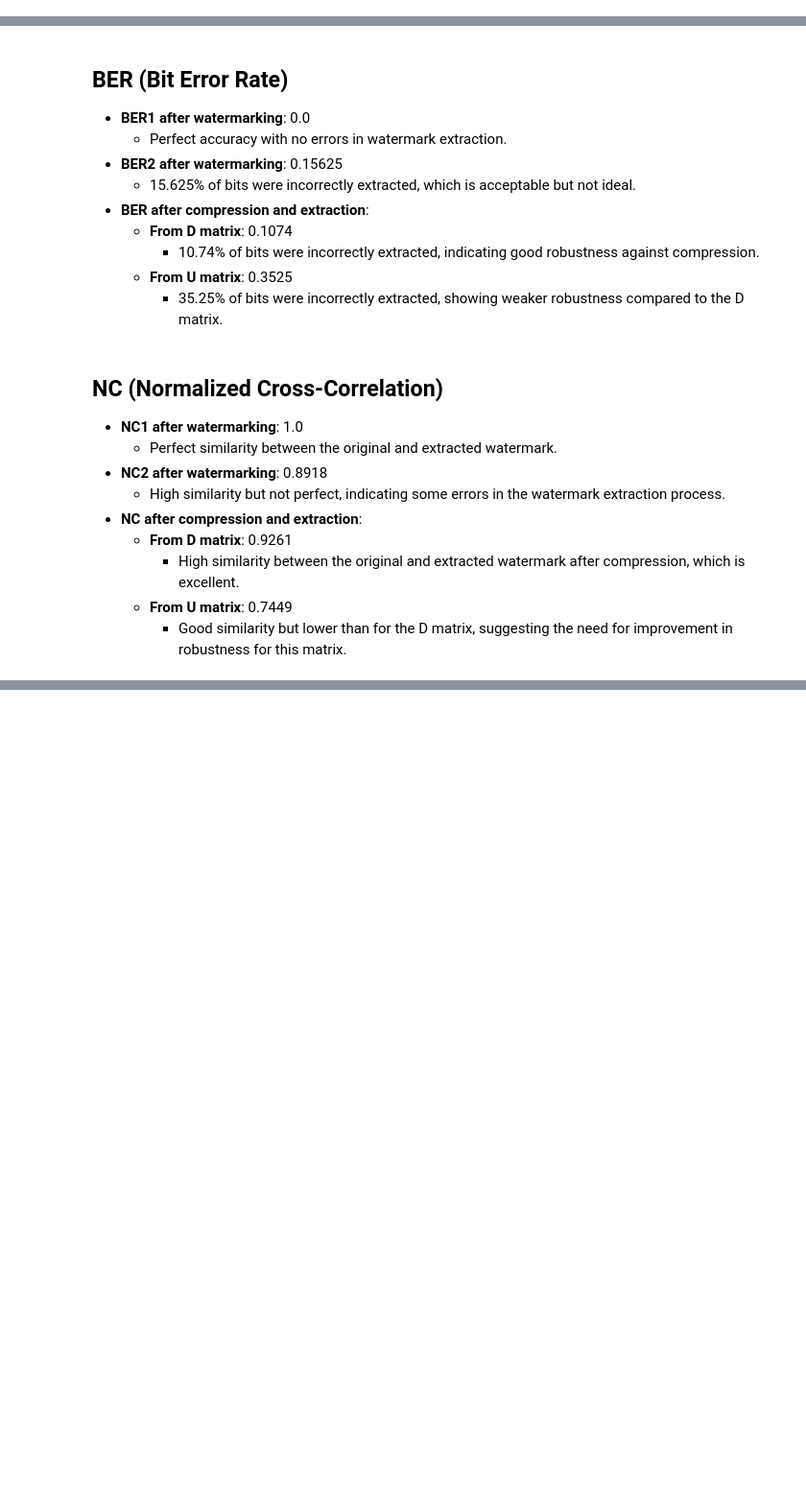
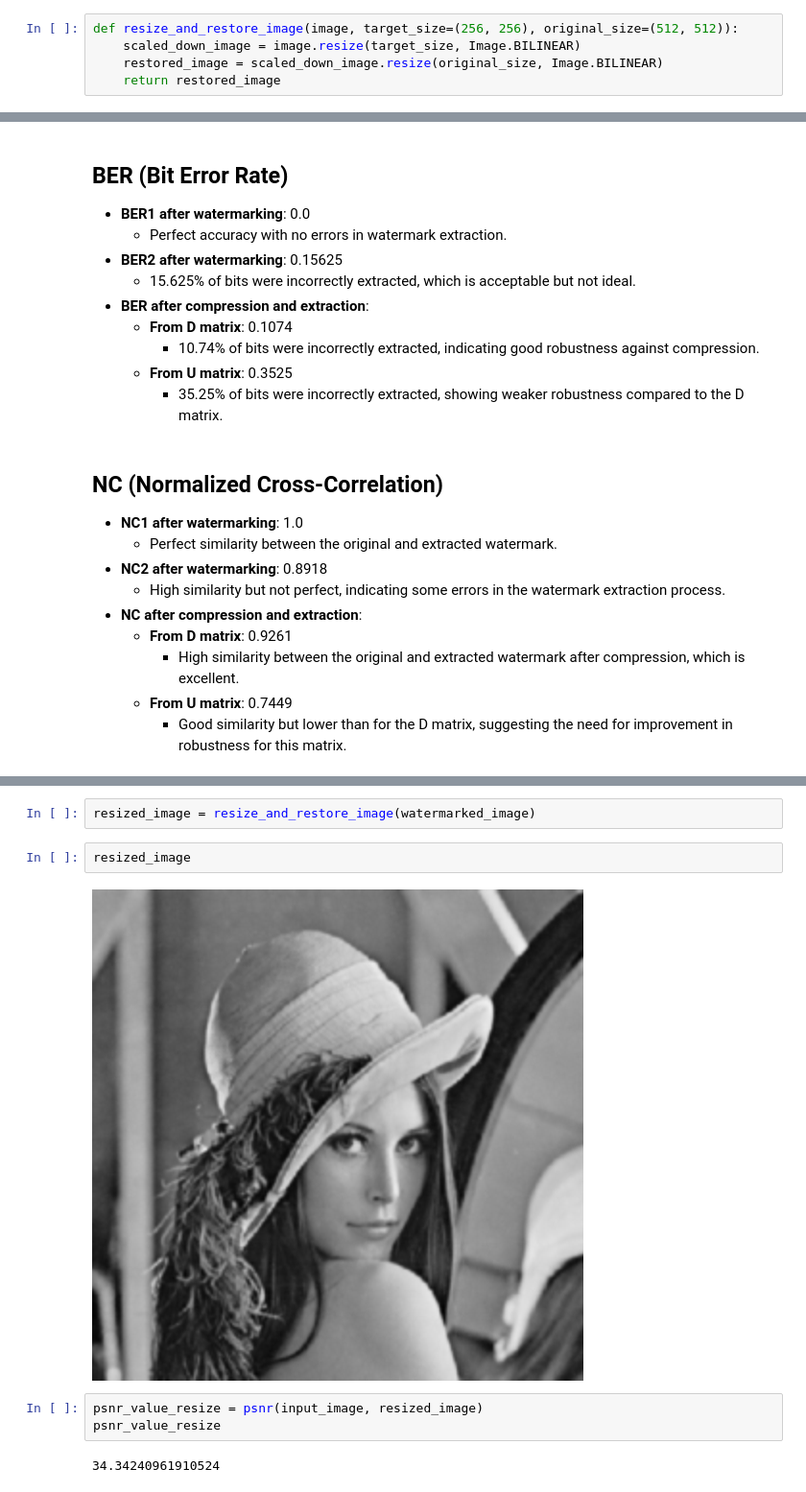
Before and after one commit to vasatodorovic/SVD-watermarking, a Jupyter notebook: RobustSVD_watermarking/svd_watermarking_robust.ipynb, the cells around one changed output, grey strips where cells are left out. Shown at 96% size. Saved outputs shown, nothing was run; the diff lists cells and outputs as text; blank space fills up the shorter version.

```diff
--- a/RobustSVD_watermarking/svd_watermarking_robust.ipynb
+++ b/RobustSVD_watermarking/svd_watermarking_robust.ipynb
@@ -319,0 +320,5 @@ def rotate_image(image, angle):
+# %%
+def resize_and_restore_image(image, target_size=(256, 256), original_size=(512, 512)):
+    scaled_down_image = image.resize(target_size, Image.BILINEAR)
+    restored_image = scaled_down_image.resize(original_size, Image.BILINEAR)
+    return restored_image
@@ -501,0 +535,11 @@ watermark2_extracted_rotate_original
+# %%
+resized_image = resize_and_restore_image(watermarked_image)
+# %%
+resized_image
+# %% [output]
+[figure, added]
+# %%
+psnr_value_resize = psnr(input_image, resized_image)
+psnr_value_resize
+# %% [output]
+34.34240961910524
```
Also changed, not shown: parts of 54 cells of this notebook.
